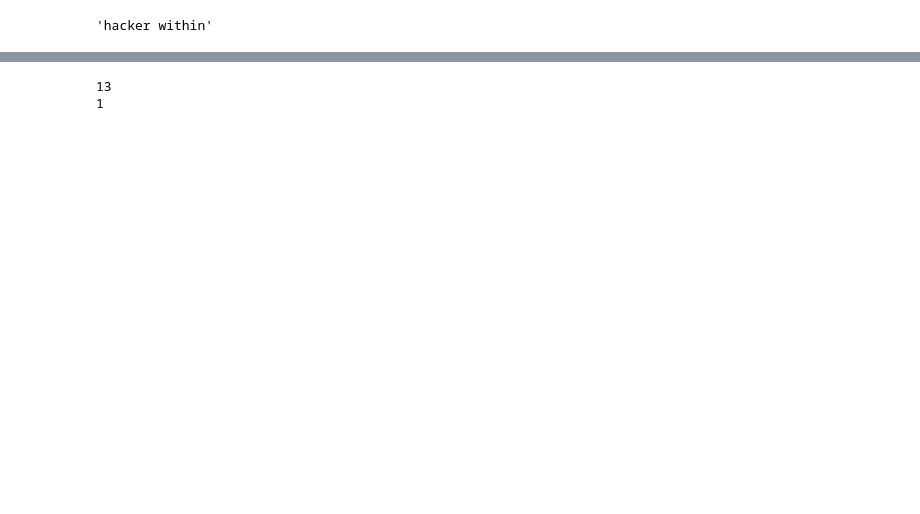
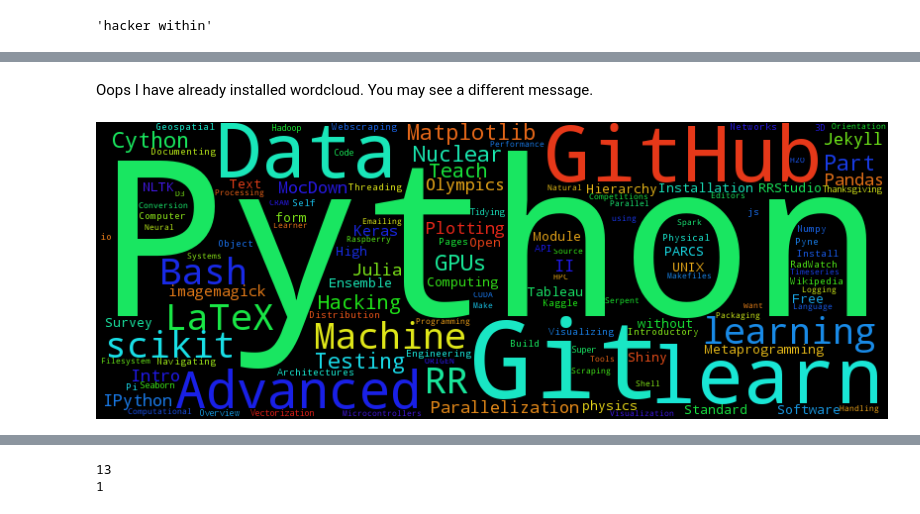
Before and after one commit to thehackerwithin/berkeley, a Jupyter notebook: code_examples/intropy_sp17/thw-python.ipynb, the cells around one changed output, grey strips where cells are left out. Drawn from its saved outputs; the diff is of its cells as text; code cells hidden in the pictures; blank space fills up the shorter version.

```diff
--- a/code_examples/intropy_sp17/thw-python.ipynb
+++ b/code_examples/intropy_sp17/thw-python.ipynb
@@ -154,0 +304,3 @@ text.split("\n")
+# %%
+with open('titles.tsv') as ff:
+    text = ff.read()
@@ -154,0 +334,9 @@ text.split("\n")
+# %% [markdown]
+Oops I have already installed wordcloud. You may see a different message.
+# %%
+from wordcloud import WordCloud
+
+wordcloud = WordCloud(width=800, height=300, prefer_horizontal=1, stopwords=None).generate(text)
+wordcloud.to_image()
+# %% [output]
+[figure, added]
```
Also changed, not shown: parts of 115 cells of this notebook.
